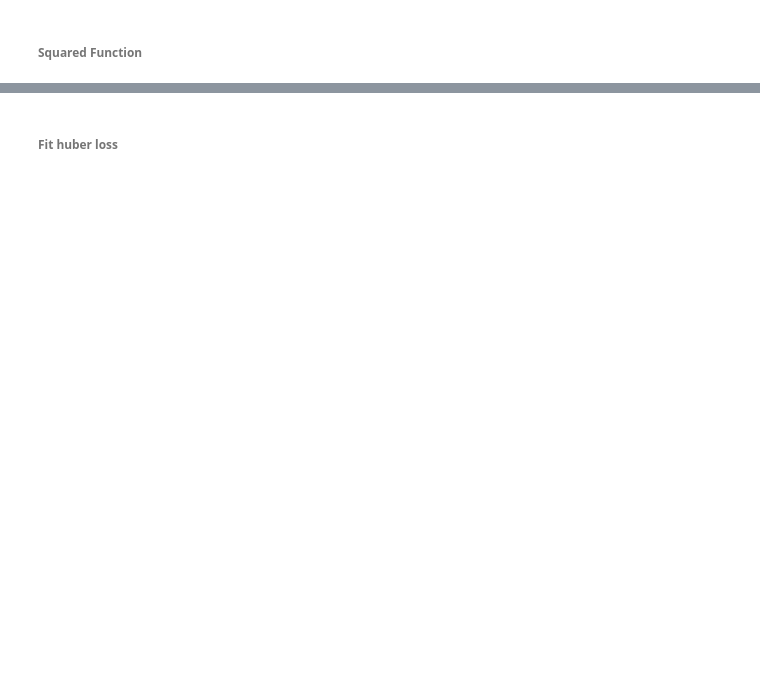
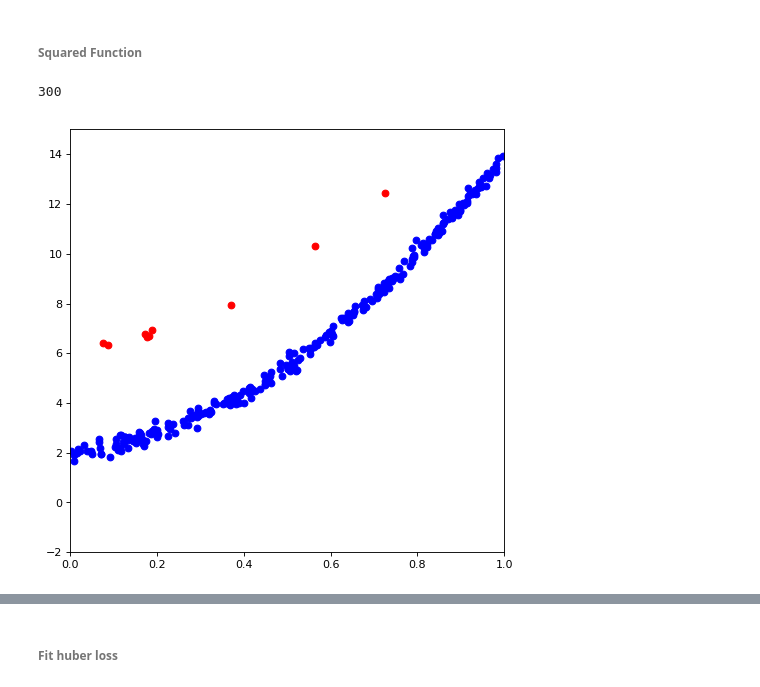
Before and after one commit to dougc333/TDS, a Jupyter notebook: hw/huber.ipynb, the cells around one changed output, grey strips where cells are left out. Drawn from its saved outputs; the diff is of its cells as text; code cells hidden in the pictures; blank space fills up the shorter version.

```diff
--- a/hw/huber.ipynb
+++ b/hw/huber.ipynb
@@ -125,36 +128,39 @@ def is_outlier(x,y):
         #print("1:",x[i],y[i])
         return True
     elif(0.2<x and x<0.4 and y>6):
         #print("2:",x[i],y[i])
         #plt.scatter(x[i],y[i],color="red")
         return True
     elif(0.4<x and x<0.6 and y>8):
         #print("3:",x[i],y[i])
         return True
-    elif(0.6<x and x<0.8 and y>10.5):
+    elif(0.6<x and x<0.7 and y>11.5):
         #print("4:",x[i],y[i])
         return True
-    elif(0.8<x and x<0.9 and y>13):
+    elif(0.7<x and x<0.8 and y>12):
         return True
-    elif(0.9<x and x<1.0 and y>15):
+    elif(0.8<x and x<1.0 and y>15):
         #print("5:",x[i],y[i])
         return True
     else:
         return False
 
 
 
 fig = plt.figure(dpi=80,figsize=(7,7))
 
 ax = fig.add_subplot(111)
 ax.set_xlim((0,1))
 ax.set_ylim((-2,15))
 for i in range(len(x)):
     if is_outlier(x[i],y[i]):
         plt.scatter(x[i],y[i],color="red")
     else:
         plt.scatter(x[i],y[i],color="blue")
 print(len(y))
+# %% [output]
+300
+[figure, added]
 # %%
 def update_squared_outlier():
     global gamma, alpha, beta
```
Also changed, not shown: parts of 11 cells of this notebook, 2 other files.
